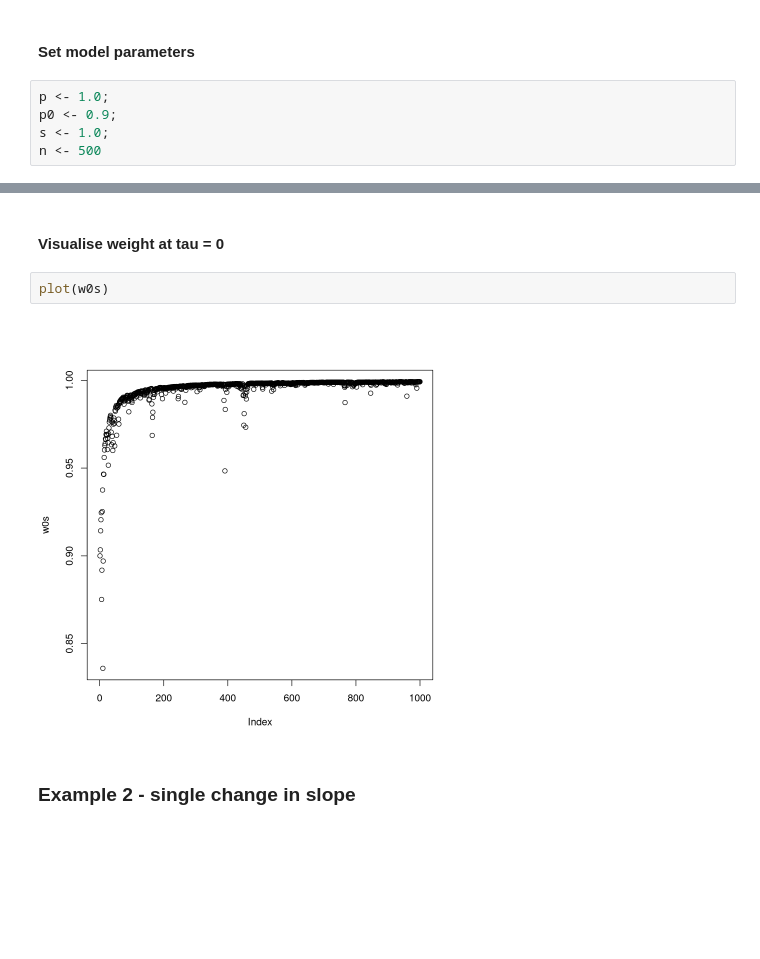
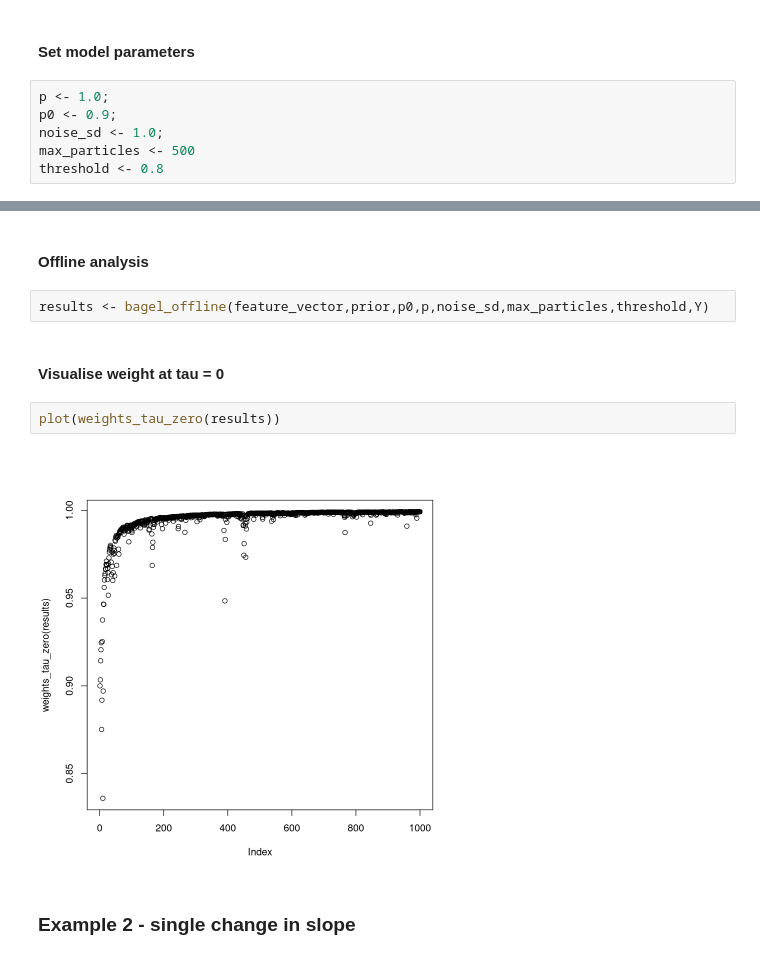
Before and after one commit to grosed/bagel, a Jupyter notebook: notebooks/README.ipynb, the cells around one changed output, grey strips where cells are left out. Drawn from its saved outputs; the diff is of its cells as text; blank space fills up the shorter version.

Commit message:
added generic methods for offline version

```diff
--- a/notebooks/README.ipynb
+++ b/notebooks/README.ipynb
@@ -111,5 +109,6 @@ prior <- function(t)
 # %%
 p <- 1.0;
 p0 <- 0.9;
-s <- 1.0;
-n <- 500
+noise_sd <- 1.0;
+max_particles <- 500
+threshold <- 0.8
@@ -133,9 +115,13 @@ for(y in Y)
-# %% [markdown]
-#### Visualise weight at tau = 0
-# %%
-plot(w0s)
-# %% [output]
-[figure, removed]
+# %% [markdown]
+#### Offline analysis
+# %%
+results <- bagel_offline(feature_vector,prior,p0,p,noise_sd,max_particles,threshold,Y)
+# %% [markdown]
+#### Visualise weight at tau = 0
+# %%
+plot(weights_tau_zero(results))
+# %% [output]
+[figure, added]
 # %% [markdown]
 ### Example 2 - single change in slope
 # %% [markdown]
```
Also changed, not shown: parts of 68 cells of this notebook, 1 other file.
